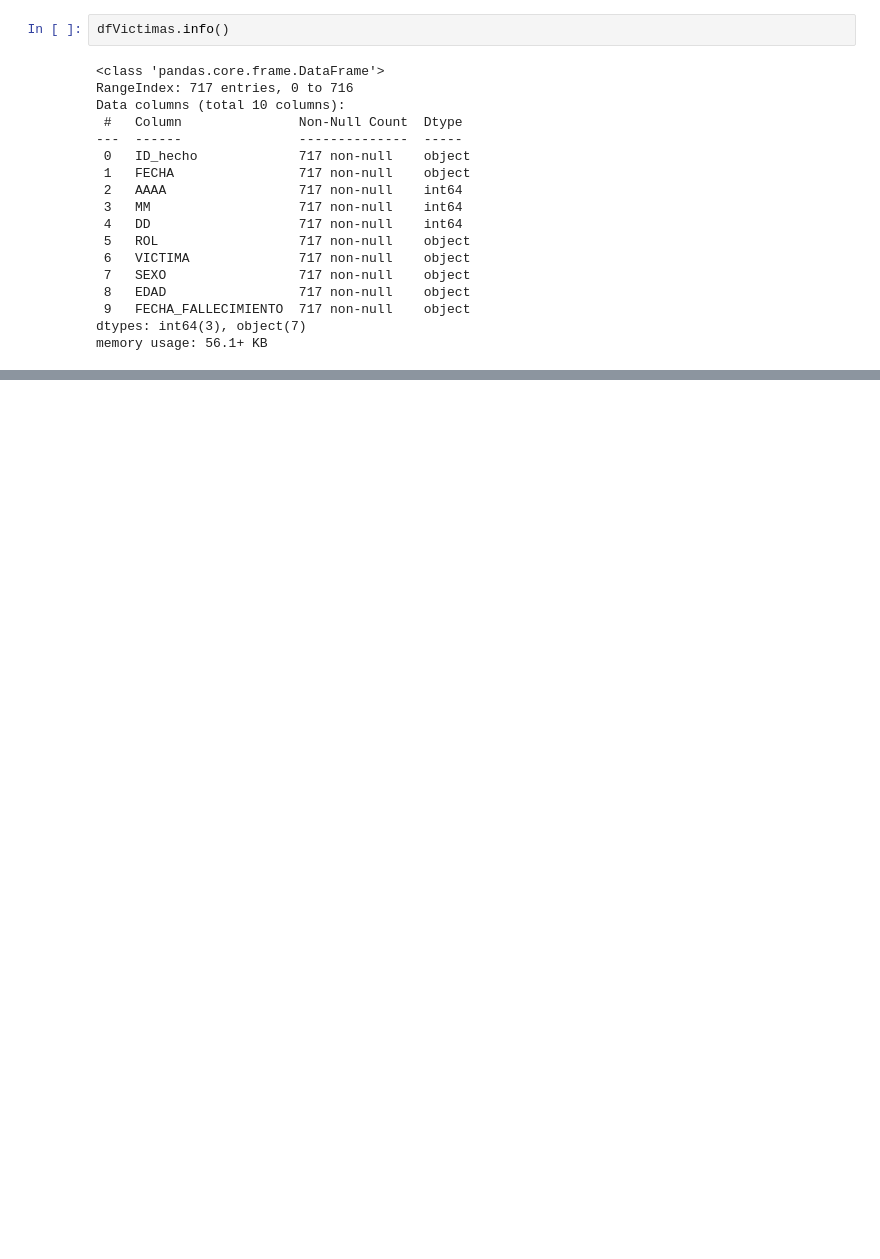
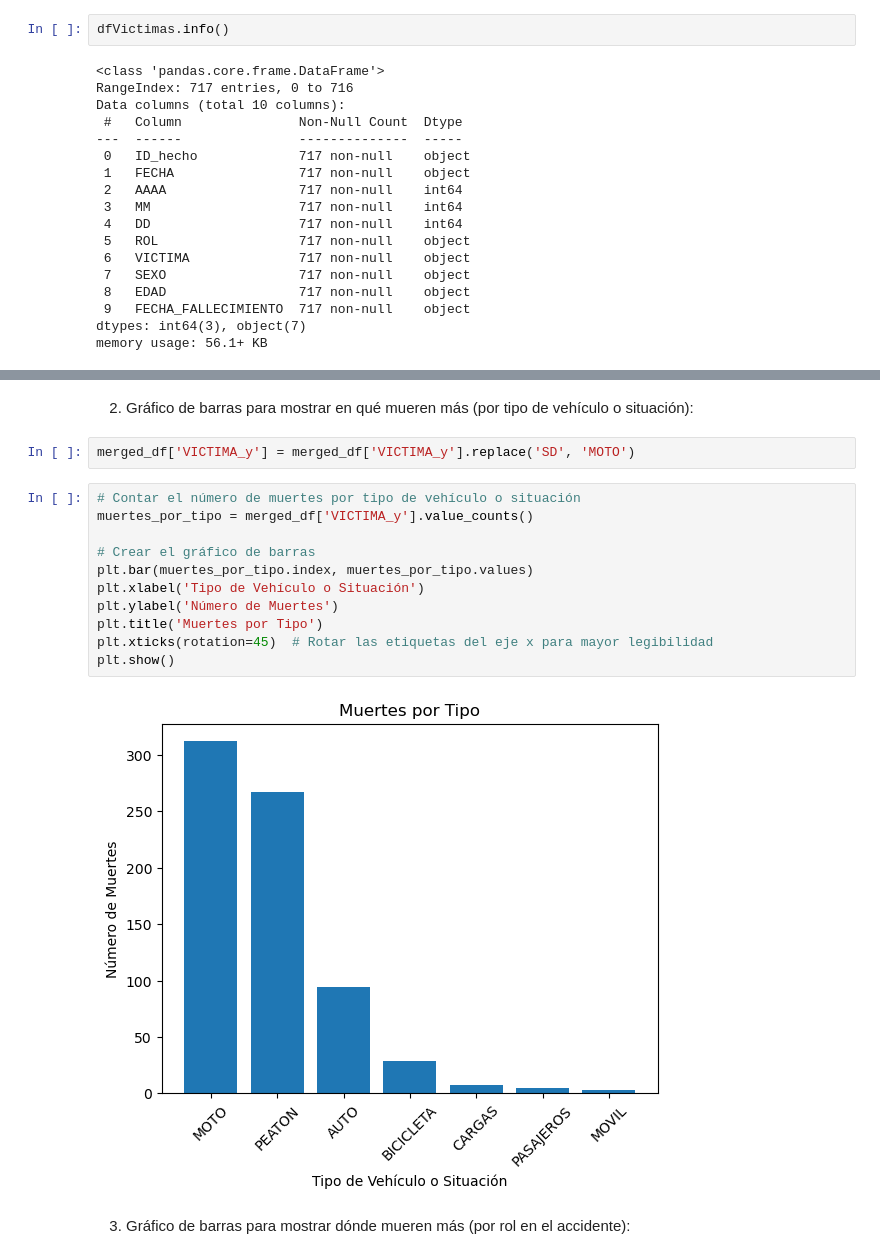
Before and after one commit to AngelMariscal01/PI.2, a Jupyter notebook: EDA.ipynb, the cells around one changed output, grey strips where cells are left out. Cells and saved outputs as stored; diff of their text form; blank space fills up the shorter version.

```diff
--- a/EDA.ipynb
+++ b/EDA.ipynb
@@ -47,0 +252,19 @@ memory usage: 56.1+ KB
+# %% [markdown]
+2. Gráfico de barras para mostrar en qué mueren más (por tipo de vehículo o situación):
+# %%
+merged_df['VICTIMA_y'] = merged_df['VICTIMA_y'].replace('SD', 'MOTO')
+# %%
+# Contar el número de muertes por tipo de vehículo o situación
+muertes_por_tipo = merged_df['VICTIMA_y'].value_counts()
+
+# Crear el gráfico de barras
+plt.bar(muertes_por_tipo.index, muertes_por_tipo.values)
+plt.xlabel('Tipo de Vehículo o Situación')
+plt.ylabel('Número de Muertes')
+plt.title('Muertes por Tipo')
+plt.xticks(rotation=45)  # Rotar las etiquetas del eje x para mayor legibilidad
+plt.show()
+# %% [output]
+[figure, added]
+# %% [markdown]
+3. Gráfico de barras para mostrar dónde mueren más (por rol en el accidente):
```
Also changed, not shown: parts of 70 cells of this notebook, 3 other files.
